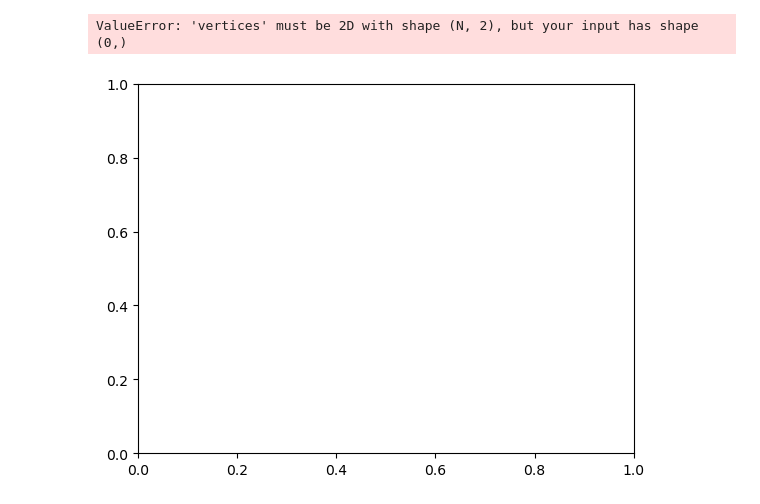
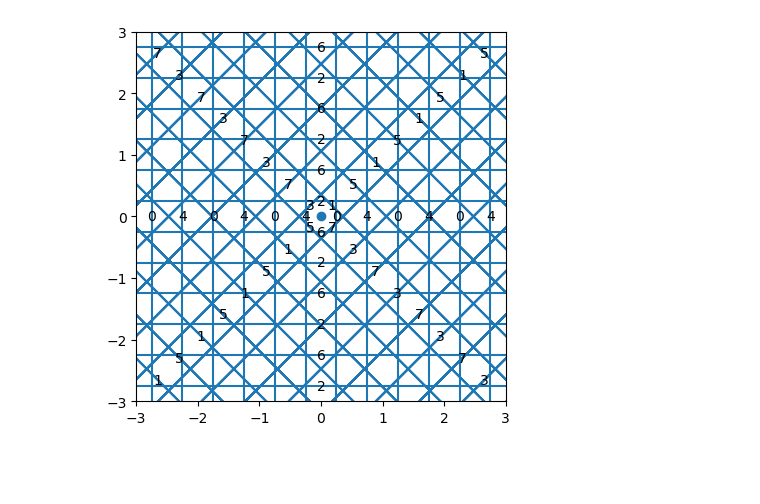
Before and after one commit to WilliamTylerBradley/grid_tilings, a Jupyter notebook: testing_04.ipynb, the cells around one changed output. Cells and saved outputs as stored; diff of their text form; code cells hidden in the pictures; blank space fills up the shorter version.

Commit message:
working out output images

```diff
--- a/testing_04.ipynb
+++ b/testing_04.ipynb
@@ -10,18 +10,18 @@ from matplotlib.patches import Polygon
 
 rng = np.random.default_rng(seed=1)
 
-grid_count = 5
+grid_count = 8
 grid_bounds = [-5, 5]
 grid_bounds[1] += 1
-# cos_list = [np.cos(x * np.pi / grid_count) for x in np.arange(grid_count)]
-# sin_list = [np.sin(x * np.pi / grid_count) for x in np.arange(grid_count)]
+#cos_list = [np.cos(x * np.pi / grid_count) for x in np.arange(grid_count)]
+#sin_list = [np.sin(x * np.pi / grid_count) for x in np.arange(grid_count)]
 cos_list = [np.cos(x * 2 * np.pi / grid_count) for x in np.arange(grid_count)]
 sin_list = [np.sin(x * 2 * np.pi / grid_count) for x in np.arange(grid_count)]
 
 offsets = rng.uniform(size=grid_count)
 offsets = offsets / np.sum(offsets)
 offsets = np.repeat(1/grid_count, grid_count)
-offsets = np.repeat(.5, grid_count)
+offsets = np.repeat(.25, grid_count)
 # offsets = np.empty((grid_count,),float)
 # offsets[::2] = (1/grid_count)
 # offsets[1::2] = -(1/grid_count)
@@ -110,8 +110,7 @@ for l in grids:
     for b in boundary:
         try:
             intersection = l.determine_intersection(b)
-            if np.abs(intersection[0]) <= 5 and np.abs(intersection[1]) <= 5:
-                points.append(intersection)
+            points.append(intersection)
         except NoIntersection as e:
             continue
     draw_lines.append(points)
@@ -135,34 +152,45 @@ for pair in combinations(grids, 2):
 # %%
-boundary = [Line(0, 1, 4, 1, 0), Line(0, 1, -4, -1, 0), Line(1, 0, 4, 1, 0), Line(1, 0, -4, -1, 0)]
-#boundary = [Line(0, 1, 5, 0), Line(0, 1, -5, 0), Line(1, 0, 5, 0), Line(1, 0, -5, 0)]
+graph_bounds = 4
+
+boundary = [Line(0, 1, graph_bounds, 1, 0),
+            Line(0, 1, -graph_bounds, 1, 0),
+            Line(1, 0, graph_bounds, 1, 0),
+            Line(1, 0, -graph_bounds, 1, 0)]
+
+graph_bounds -= 1
 
 draw_lines = []
 
 for l in grids:
     points = []
     for b in boundary:
         try:
             intersection = l.determine_intersection(b)
-            if np.abs(intersection[0]) <= 5 and np.abs(intersection[1]) <= 5:
-                points.append(intersection)
+            points.append(intersection)
         except NoIntersection as e:
             continue
-    draw_lines.append(points)
+    if points:
+        draw_lines.append(points)
 
 fig, ax = plt.subplots()
 ax.add_collection(LineCollection(draw_lines))
 
 for i, l in enumerate(grids):
-    ax.text(x=l.origin_x, y=l.origin_y, s=l.grid,
-            horizontalalignment='center',
-            verticalalignment='center')
+    if (-graph_bounds < l.origin_x and
+        l.origin_x < graph_bounds and
+        -graph_bounds < l.origin_y and
+        l.origin_y < graph_bounds):
+        ax.text(x=l.origin_x, y=l.origin_y, s=l.grid,
+                horizontalalignment='center',
+                verticalalignment='center')
 
 ax.scatter(x=0, y=0)
 ax.set_xlim(-3, 3)
 ax.set_ylim(-3, 3)
 ax.set_aspect('equal')
 plt.show()
+
+# add colors, figure out oklab
 # %% [output]
-ValueError: 'vertices' must be 2D with shape (N, 2), but your input has shape (0,)
-[figure, old version]
+[figure, new version]
 # %%
```
Also changed, not shown: parts of 17 cells of this notebook, 9 other files.
